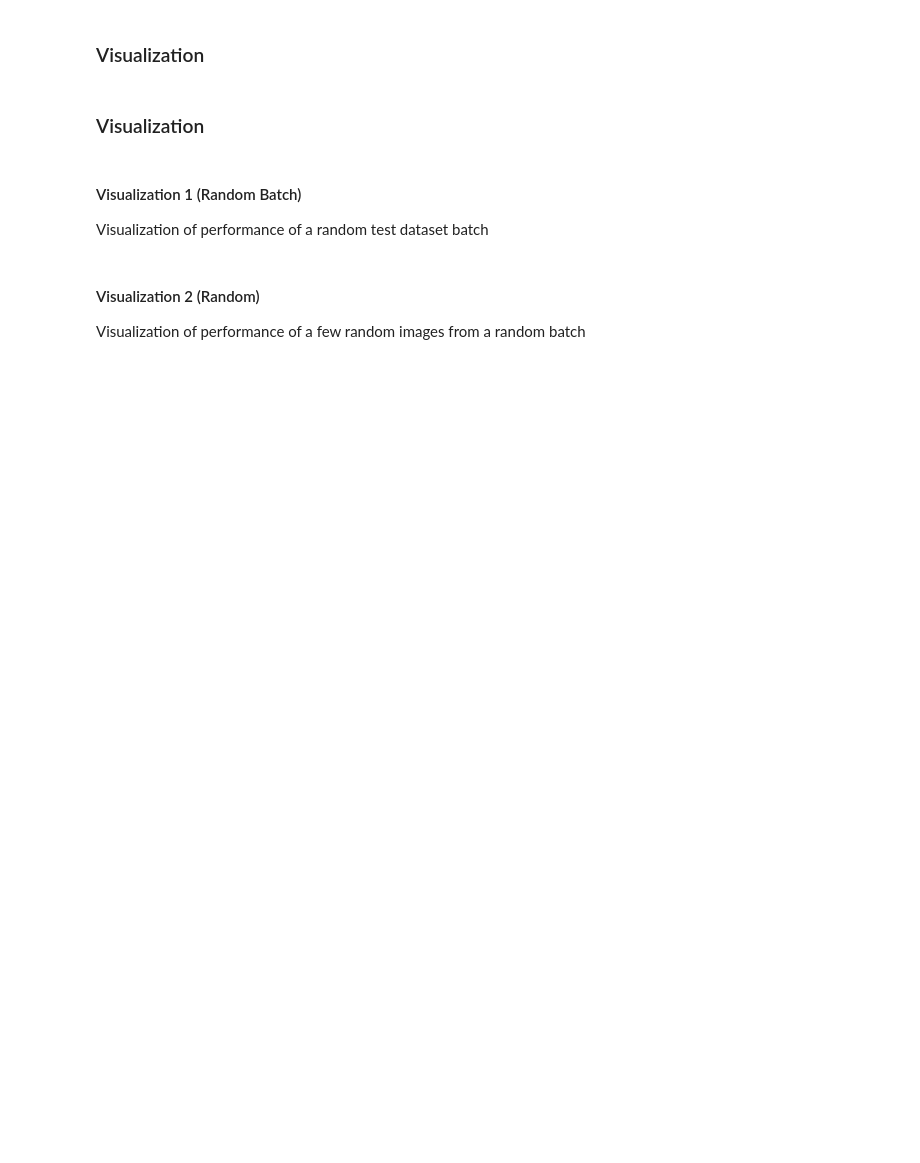
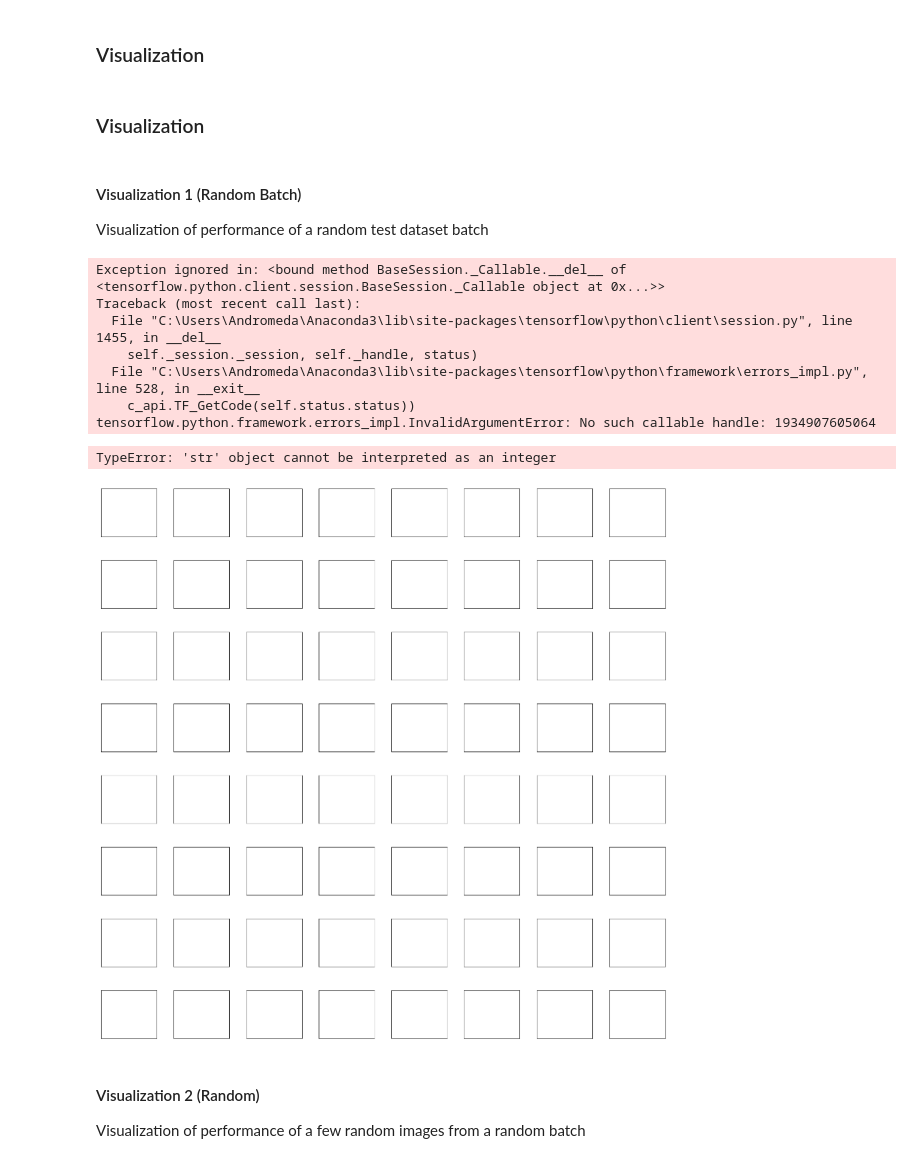
Before and after one commit to anjanatiha/Pneumonia-Detection-from-Chest-X-Ray-Images-with-Deep-Learning, a Jupyter notebook: code/Detection of Pneumonia from Chest X-Ray Images 1.0.0.0.ipynb, the cells around one changed output. Saved outputs shown, nothing was run; the diff lists cells and outputs as text; code cells hidden in the pictures; blank space fills up the shorter version.

```diff
--- a/code/Detection of Pneumonia from Chest X-Ray Images 1.0.0.0.ipynb
+++ b/code/Detection of Pneumonia from Chest X-Ray Images 1.0.0.0.ipynb
@@ -794,5 +863,5 @@ for i in range(len(dirs)):
 # %%
-cur_dir =dir_name+dirs[2]+"/"
+cur_dir =dir_name+dirs[9]+"/"
 model_names = os.listdir(cur_dir)
 for i in range(len(model_names)):
     print(i, model_names[i])
@@ -986,8 +1003,41 @@ figure_map['class_map'] = {v: k for k, v in test_generator.class_indices.items()
+# %%
+image_file_name_batch = figure_directory+"/result"
+image_file_name_sample = figure_directory+"/sample"
+
+batch_size_t = len(y_true_batch)
+
+ncols = 8
+
+ncols = batch_size_t if batch_size_t<ncols else ncols
+nrows = batch_size_t/ncols
+
+nrows = int(batch_size_t/ncols)+1 if batch_size_t%ncols else  int(batch_size_t/ncols)
+
+dpi=100
+
+subplot_params = get_reset_subplot_params(nrows, ncols, dpi)
+
+plot_params = get_reset_plot_params()
+
+
+class_map = {v: k for k, v in test_generator.class_indices.items()}
+
+image_file_name = "sample"
 # %% [markdown]
 #### Visualization 1 (Random Batch)
 Visualization of performance of a random test dataset batch
 # %%
-show_predictions(y_img_batch, y_true_batch, y_pred_batch, image_file_name_batch, plt, figure_map, False)
+show_predictions(y_img_batch, y_true_batch, y_pred_batch, subplot_params, plot_params, class_map, image_file_name, sample=False)
+# %% [output]
+Exception ignored in: <bound method BaseSession._Callable.__del__ of <tensorflow.python.client.session.BaseSession._Callable object at 0x...>>
+Traceback (most recent call last):
+  File "C:\Users\Andromeda\Anaconda3\lib\site-packages\tensorflow\python\client\session.py", line 1455, in __del__
+    self._session._session, self._handle, status)
+  File "C:\Users\Andromeda\Anaconda3\lib\site-packages\tensorflow\python\framework\errors_impl.py", line 528, in __exit__
+    c_api.TF_GetCode(self.status.status))
+tensorflow.python.framework.errors_impl.InvalidArgumentError: No such callable handle: 1934907605064
+TypeError: 'str' object cannot be interpreted as an integer
+[figure, added]
 # %% [markdown]
 #### Visualization 2 (Random)
 Visualization of performance of a few random images from a random batch
```
Also changed, not shown: parts of 28 cells of this notebook.
